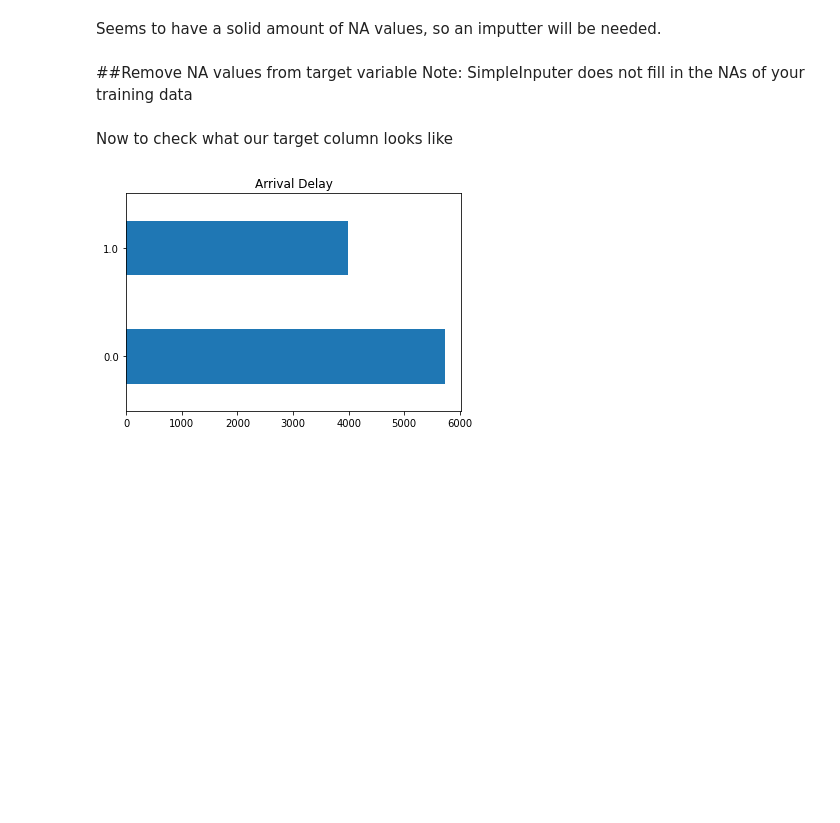
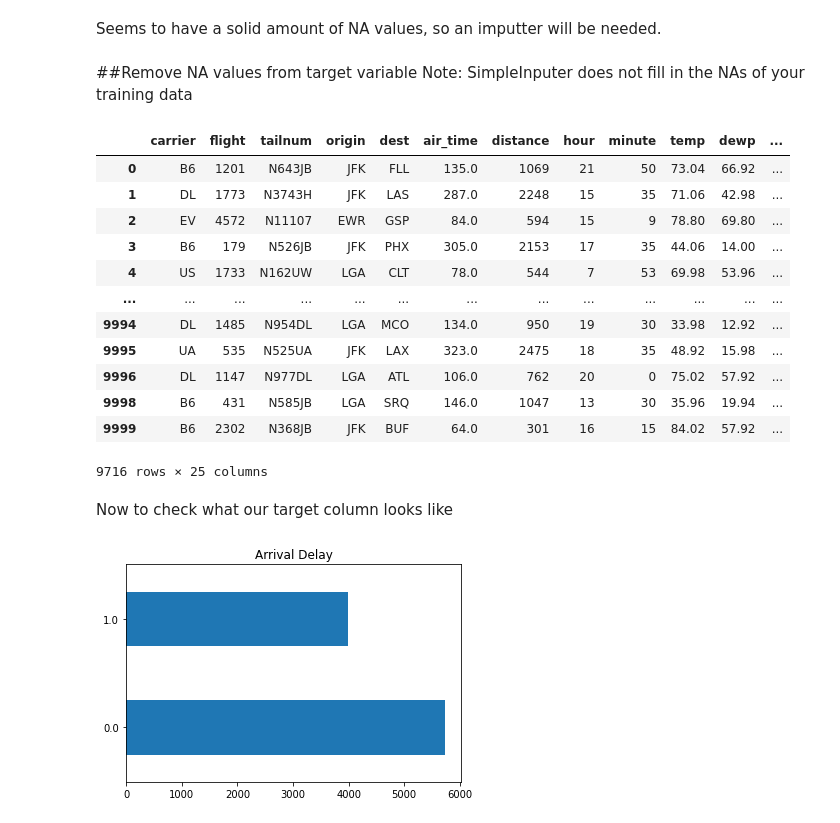
Before and after one commit to ed765super/Assignment-8-Ensembles, a Jupyter notebook: DATA602_Assignment_8_Ensembles.ipynb, the cells around one changed output. Drawn from its saved outputs; the diff is of its cells as text; code cells hidden in the pictures; blank space fills up the shorter version.

```diff
--- a/DATA602_Assignment_8_Ensembles.ipynb
+++ b/DATA602_Assignment_8_Ensembles.ipynb
@@ -89,6 +89,21 @@ Seems to have a solid amount of NA values, so an imputter will be needed.
 Note: SimpleInputer does not fill in the NAs of your training data
 # %%
 df = df.query('arr_delay.notna()', engine='python')
+df
+# %% [output]
+|  | carrier | flight | tailnum | origin | dest | air_time | distance | hour | minute | temp | dewp | ... |
+| 0 | B6 | 1201 | N643JB | JFK | FLL | 135.0 | 1069 | 21 | 50 | 73.04 | 66.92 | ... |
+| 1 | DL | 1773 | N3743H | JFK | LAS | 287.0 | 2248 | 15 | 35 | 71.06 | 42.98 | ... |
+| 2 | EV | 4572 | N11107 | EWR | GSP | 84.0 | 594 | 15 | 9 | 78.80 | 69.80 | ... |
+| 3 | B6 | 179 | N526JB | JFK | PHX | 305.0 | 2153 | 17 | 35 | 44.06 | 14.00 | ... |
+| 4 | US | 1733 | N162UW | LGA | CLT | 78.0 | 544 | 7 | 53 | 69.98 | 53.96 | ... |
+| ... | ... | ... | ... | ... | ... | ... | ... | ... | ... | ... | ... | ... |
+| 9994 | DL | 1485 | N954DL | LGA | MCO | 134.0 | 950 | 19 | 30 | 33.98 | 12.92 | ... |
+| 9995 | UA | 535 | N525UA | JFK | LAX | 323.0 | 2475 | 18 | 35 | 48.92 | 15.98 | ... |
+| 9996 | DL | 1147 | N977DL | LGA | ATL | 106.0 | 762 | 20 | 0 | 75.02 | 57.92 | ... |
+| 9998 | B6 | 431 | N585JB | LGA | SRQ | 146.0 | 1047 | 13 | 30 | 35.96 | 19.94 | ... |
+| 9999 | B6 | 2302 | N368JB | JFK | BUF | 64.0 | 301 | 16 | 15 | 84.02 | 57.92 | ... |
+9716 rows × 25 columns
 # %% [markdown]
 Now to check what our target column looks like
 # %%
```
Also changed, not shown: parts of 7 cells of this notebook.
